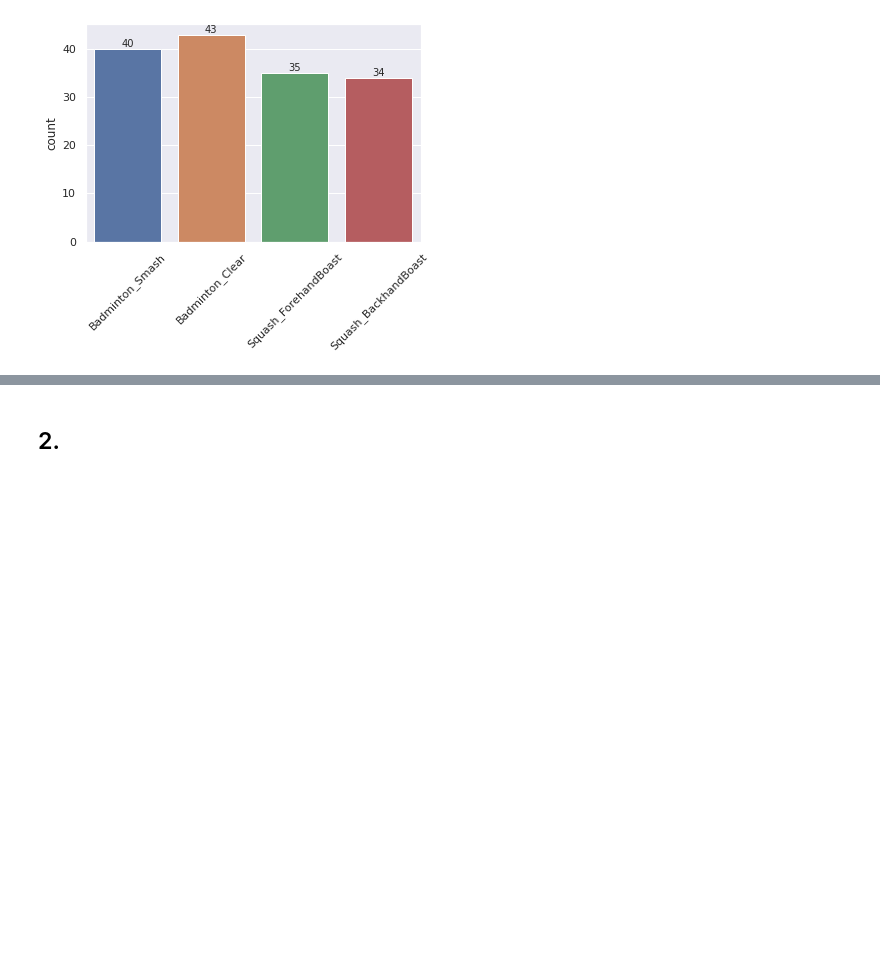
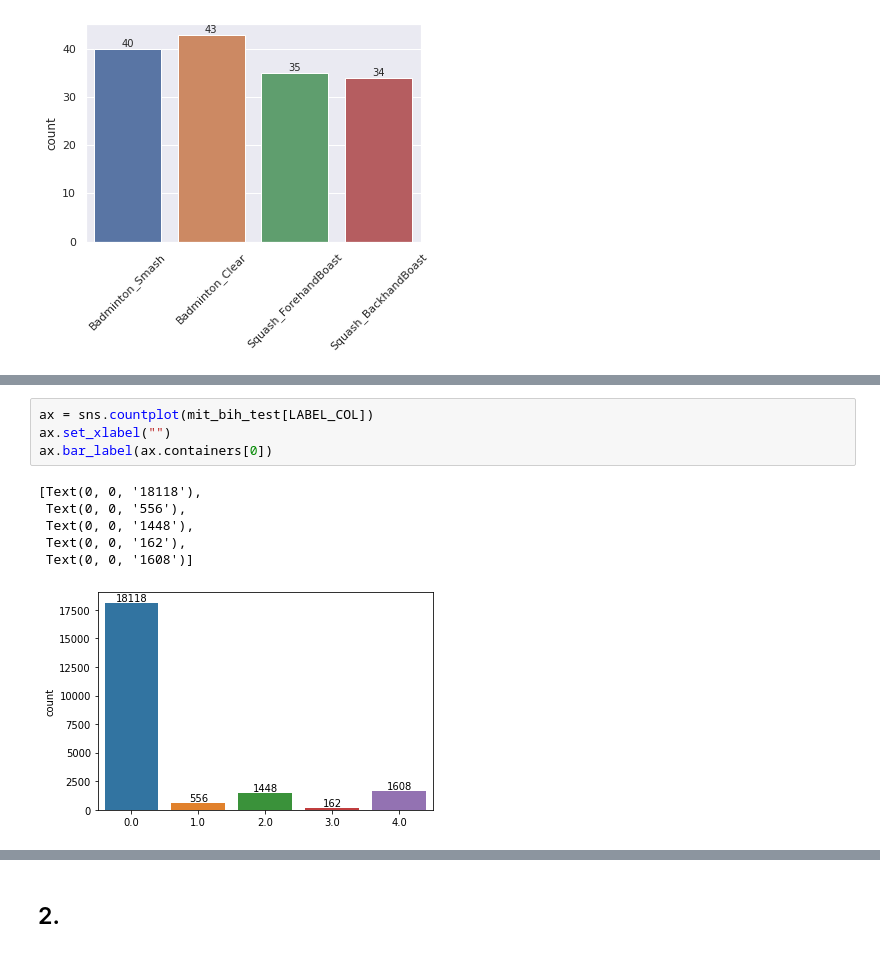
Before and after one commit to andrei-saceleanu/ProiectML, a Jupyter notebook: eda.ipynb, the cells around one changed output, grey strips where cells are left out. Drawn from its saved outputs; the diff is of its cells as text; blank space fills up the shorter version.

```diff
--- a/eda.ipynb
+++ b/eda.ipynb
@@ -38,0 +57,11 @@ ax.bar_label(ax.containers[0])
+# %%
+ax = sns.countplot(mit_bih_test[LABEL_COL])
+ax.set_xlabel("")
+ax.bar_label(ax.containers[0])
+# %% [output]
+[Text(0, 0, '18118'),
+ Text(0, 0, '556'),
+ Text(0, 0, '1448'),
+ Text(0, 0, '162'),
+ Text(0, 0, '1608')]
+[figure, added]
```
Also changed, not shown: parts of 10 cells of this notebook, 3 other files.
